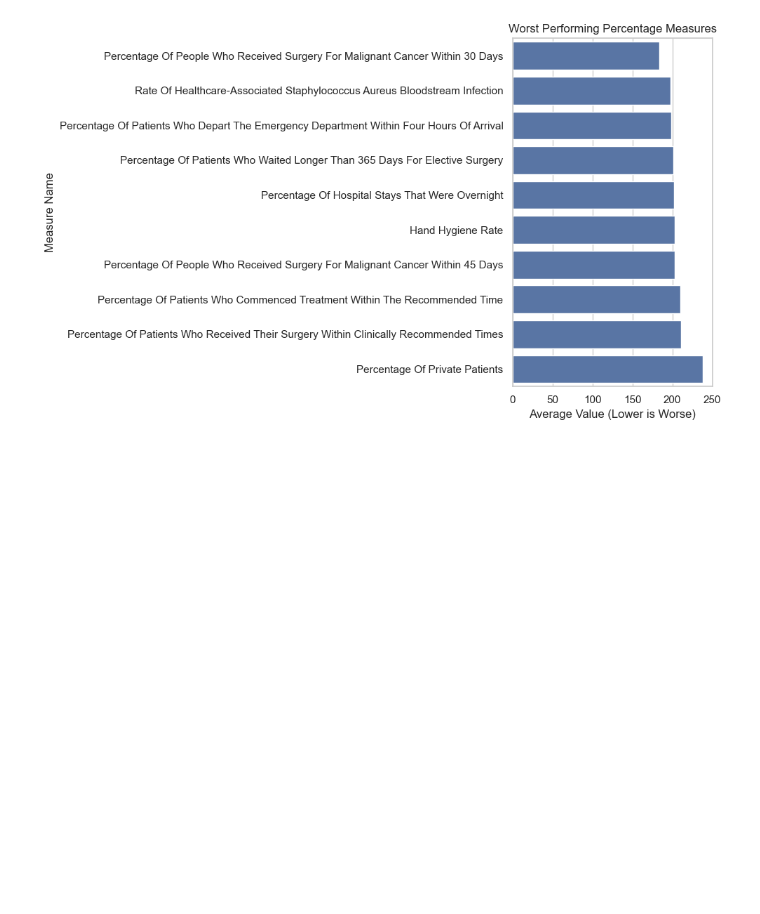
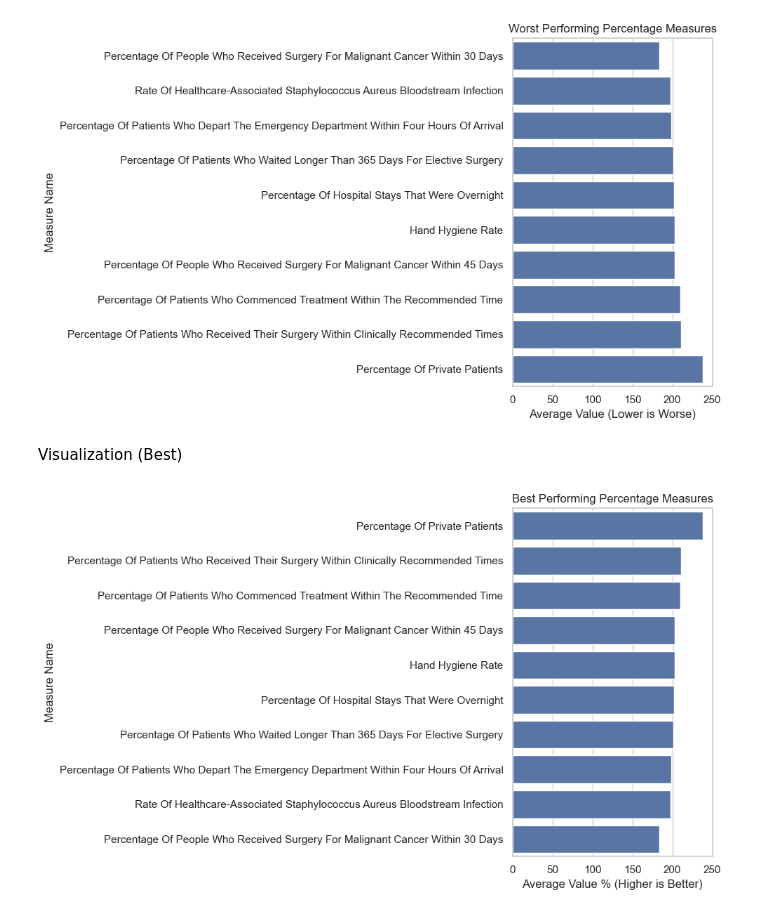
Before and after one commit to MahnoorAhmed-Dev/Hospital-Operations-Analytics-Pipeline, a Jupyter notebook: data_mining/notebooks/04_eda_measure_analysis.ipynb, the cells around one changed output. Cells and saved outputs as stored; diff of their text form; code cells hidden in the pictures; blank space fills up the shorter version.

Commit message:
feat(eda): visualize highest performing percentage-based measures

```diff
--- a/data_mining/notebooks/04_eda_measure_analysis.ipynb
+++ b/data_mining/notebooks/04_eda_measure_analysis.ipynb
@@ -218,3 +218,20 @@ plt.tight_layout()
 plt.show()
 # %% [output]
 [figure]
+# %% [markdown]
+Visualization (Best)
+# %%
+plt.figure(figsize=(10,6))
+
+sns.barplot(
+  data=best_10.sort_values(by='value', ascending=False),
+  x='value',
+  y='measure_name'
+)
+plt.title("Best Performing Percentage Measures")
+plt.xlabel("Average Value % (Higher is Better)")
+plt.ylabel("Measure Name")
+plt.tight_layout()
+plt.show()
+# %% [output]
+[figure, added]
```
